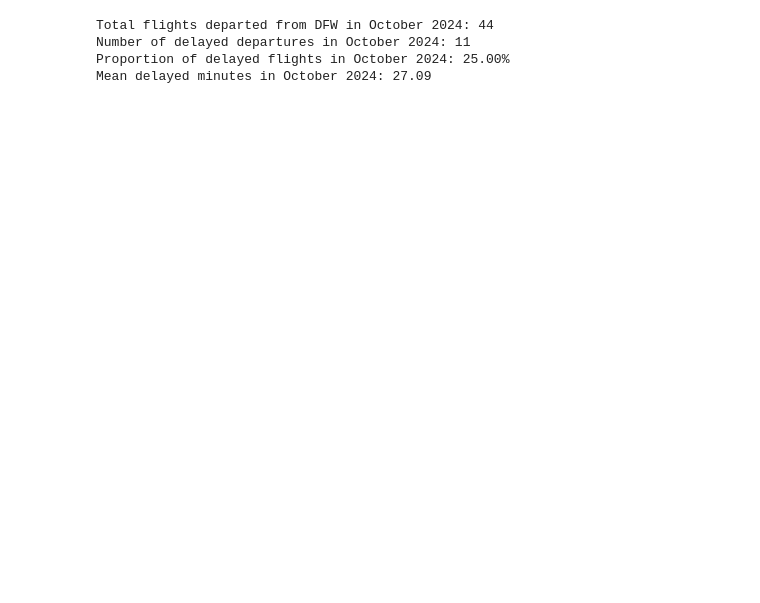
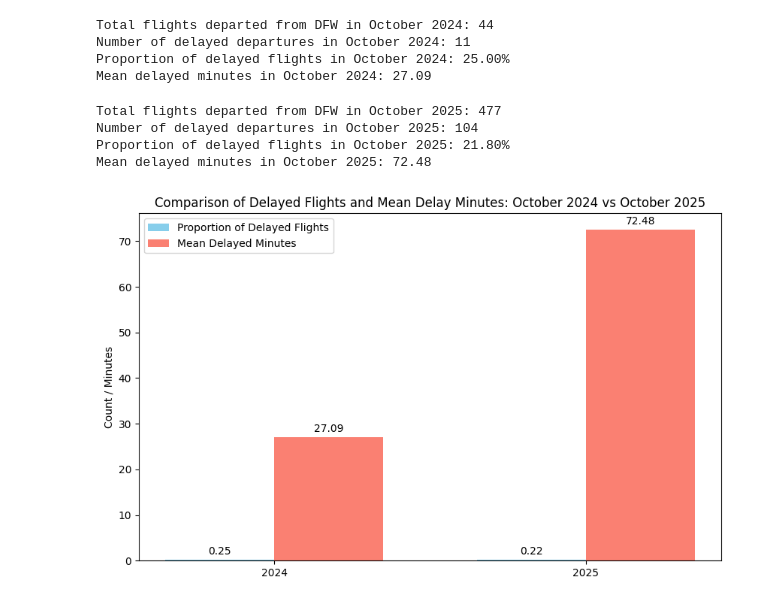
Before and after one commit to brunopulheze/data-analytics-preprocessing, a Jupyter notebook: eda-flight-delay-2024.ipynb, the cells around one changed output. Cells and saved outputs as stored; diff of their text form; code cells hidden in the pictures; blank space fills up the shorter version.

```diff
--- a/eda-flight-delay-2024.ipynb
+++ b/eda-flight-delay-2024.ipynb
@@ -484,6 +489,6 @@ Total departure delays from DFW: 189
 # %%
-df_delayed_dfw = df_cleaned[df_cleaned['origin'] == 'DFW']
-df_delayed_dfw.head()
+df_dfw = df_cleaned[df_cleaned['origin'] == 'DFW']
+df_dfw.head()
 # %% [output]
 |  | year | month | day_of_month | day_of_week | fl_date | op_unique_carrier | op_carrier_fl_num | origin | ... |
 | 0 | 2024 | 4 | 18 | 4 | 2024-04-18 | MQ | 3535.0 | DFW | ... |
@@ -498,8 +503,8 @@ df_delayed_dfw.shape
 # %% [markdown]
 Read the dataset of scraped data from DFW airport:
 # %%
-df_scraped_dfw_flights = pd.read_csv('./scraped_dfw_flights.csv')
-df_scraped_dfw_flights.head()
+df_scraped_dfw_flights_07_oct_2025 = pd.read_csv('./scraped_dfw_flights_07_oct_2025.csv')
+df_scraped_dfw_flights_07_oct_2025.head()
 # %% [output]
 |  | expected_dep_min | dep_delay_min | date |
 | 0 | 864 | 888.0 | 2025-10-07 |
@@ -507,3 +512,6 @@ df_scraped_dfw_flights.head()
 | 2 | 835 | 857.0 | 2025-10-07 |
 | 3 | 836 | 851.0 | 2025-10-07 |
 | 4 | 840 | NaN | 2025-10-07 |
+# %%
+df_scraped_dfw_flights_12_oct_2025 = pd.read_csv('./scraped_dfw_flights_12_oct_2025.csv')
+df_scraped_dfw_flights_12_oct_2025.head()
@@ -590,12 +665,12 @@ T-test statistic: 0.559, p-value: 0.632
 Fail to reject H₀: No significant difference in the proportion of delayed flights between the two dates.
 # %%
 # Count all flights departed from DFW in October 2024
-october_2024_flights = df_delayed_dfw[df_delayed_dfw['month'] == 10]
+october_2024_flights = df_dfw[df_dfw['month'] == 10]
 total_october_2024_flights = october_2024_flights.shape[0]
 print(f"Total flights departed from DFW in October 2024: {total_october_2024_flights}")
 
-# Filter for October 2024 delayed departures in df_delayed_dfw
-oct_delayed = df_delayed_dfw[(df_delayed_dfw['month'] == 10) & (df_delayed_dfw['dep_delay'] > 0)]
+# Filter for October 2024 delayed departures in df_dfw
+oct_delayed = df_dfw[(df_dfw['month'] == 10) & (df_dfw['dep_delay'] > 0)]
 
 # Number of delayed flights
 num_oct_delayed = oct_delayed.shape[0]
@@ -613,3 +688,62 @@ Total flights departed from DFW in October 2024: 44
 Number of delayed departures in October 2024: 11
 Proportion of delayed flights in October 2024: 25.00%
 Mean delayed minutes in October 2024: 27.09
+# %%
+# Create a column 'month' in both scraped dataframes and fill it with the month contained in the column 'date'
+df_scraped_dfw_flights_07_oct_2025['month'] = pd.to_datetime(df_scraped_dfw_flights_07_oct_2025['date']).dt.month
+df_scraped_dfw_flights_12_oct_2025['month'] = pd.to_datetime(df_scraped_dfw_flights_12_oct_2025['date']).dt.month
+
+# Count all flights departed from DFW in October 2025
+october_07_2025_flights = df_scraped_dfw_flights_07_oct_2025[df_scraped_dfw_flights_07_oct_2025['month'] == 10]
+october_12_2025_flights = df_scraped_dfw_flights_12_oct_2025[df_scraped_dfw_flights_12_oct_2025['month'] == 10]
+total_october_2025_flights = october_07_2025_flights.shape[0] + october_12_2025_flights.shape[0]
+print(f"Total flights departed from DFW in October 2025: {total_october_2025_flights}")
+
+# Filter for October 2025 delayed departures in df_scraped_dfw
+oct_07_2025_delayed = df_scraped_dfw_flights_07_oct_2025[(df_scraped_dfw_flights_07_oct_2025['month'] == 10) & (df_scraped_dfw_flights_07_oct_2025['dep_delay_min'].notna())]
+oct_12_2025_delayed = df_scraped_dfw_flights_12_oct_2025[(df_scraped_dfw_flights_12_oct_2025['month'] == 10) & (df_scraped_dfw_flights_12_oct_2025['dep_delay_min'].notna())]
+oct_delayed_scraped = pd.concat([oct_07_2025_delayed, oct_12_2025_delayed])
+
+# Number of delayed flights
+num_oct_delayed_scraped = oct_delayed_scraped.shape[0]
+print(f"Number of delayed departures in October 2025: {num_oct_delayed_scraped}")
+
+# Proportion of delayed flights
+prop_oct_delayed_scraped = num_oct_delayed_scraped / total_october_2025_flights if total_october_2025_flights > 0 else 0
+print(f"Proportion of delayed flights in October 2025: {prop_oct_delayed_scraped:.2%}")
+
+# Mean of delayed minutes, assuming dep_delay_min is in minutes after midnight and needs to be converted to delay duration, that is subtracting expected_dep_min from dep_delay_min
+mean_oct_delayed_scraped = (oct_delayed_scraped['dep_delay_min'] - oct_delayed_scraped['expected_dep_min']).mean()
+print(f"Mean delayed minutes in October 2025: {mean_oct_delayed_scraped:.2f}")
+# %% [output]
+Total flights departed from DFW in October 2025: 477
+Number of delayed departures in October 2025: 104
+Proportion of delayed flights in October 2025: 21.80%
+Mean delayed minutes in October 2025: 72.48
+# %%
+#plot comparison between prop_oct_delayed and prop_oct_delayed_scraped and mean_oct_delayed and mean_oct_delayed_scraped
+labels = ['2024', '2025']
+prop_delayed = [prop_oct_delayed, prop_oct_delayed_scraped]
+mean_delayed = [mean_oct_delayed, mean_oct_delayed_scraped]
+x = np.arange(len(labels))  # the label locations
+width = 0.35  # the width of the bars
+fig, ax2 = plt.subplots(figsize=(10,6))
+bars1 = ax2.bar(x - width/2, prop_delayed, width, label='Proportion of Delayed Flights', color='skyblue')
+bars2 = ax2.bar(x + width/2, mean_delayed, width, label='Mean Delayed Minutes', color='salmon')
+ax2.set_ylabel('Count / Minutes')
+ax2.set_title('Comparison of Delayed Flights and Mean Delay Minutes: October 2024 vs October 2025')
+ax2.set_xticks(x)
+ax2.set_xticklabels(labels)
+ax2.legend()
+# Add value labels on top of bars
+for bars in [bars1, bars2]:
+    for bar in bars:
+        height = bar.get_height()
+        ax2.annotate(f'{height:.2f}',
+                     xy=(bar.get_x() + bar.get_width() / 2, height),
+                     xytext=(0, 3),  # 3 points vertical offset
+                     textcoords="offset points",
+                     ha='center', va='bottom')
+plt.show()
+# %% [output]
+[figure, added]
```
Also changed, not shown: parts of 11 cells of this notebook, 3 other files.
